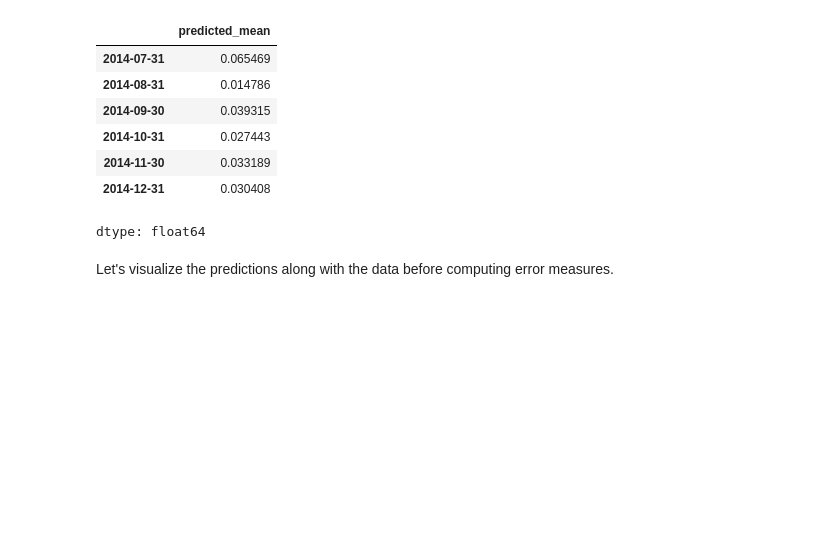
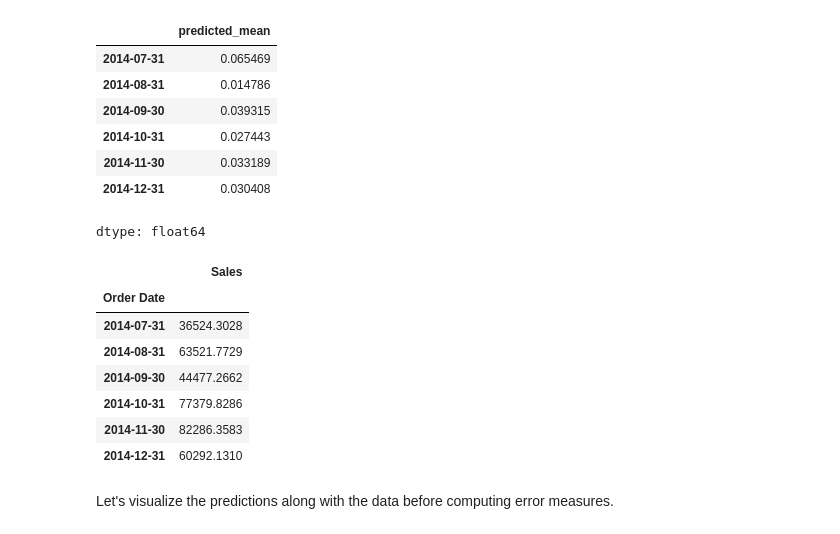
Before and after one commit to Saitejamacha/Data_Science_-_AI_ML, a Jupyter notebook: Time_Series_Code_29_June_2025.ipynb, the cells around one changed output. Cells and saved outputs as stored; diff of their text form; code cells hidden in the pictures; blank space fills up the shorter version.

```diff
--- a/Time_Series_Code_29_June_2025.ipynb
+++ b/Time_Series_Code_29_June_2025.ipynb
@@ -417,6 +489,17 @@ ar_model_preds
 | 2014-11-30 | 0.033189 |
 | 2014-12-31 | 0.030408 |
 dtype: float64
+# %%
+df_test
+# %% [output]
+|  | Sales |
+| Order Date |  |
+| 2014-07-31 | 36524.3028 |
+| 2014-08-31 | 63521.7729 |
+| 2014-09-30 | 44477.2662 |
+| 2014-10-31 | 77379.8286 |
+| 2014-11-30 | 82286.3583 |
+| 2014-12-31 | 60292.1310 |
 # %%
 # Append the predictions with 'df_boxcox_diff' to prepare the data for inverse transformation
 df_boxcox_diff_preds = pd.concat([df_boxcox_diff, ar_model_preds])
```
Also changed, not shown: parts of 22 cells of this notebook.
